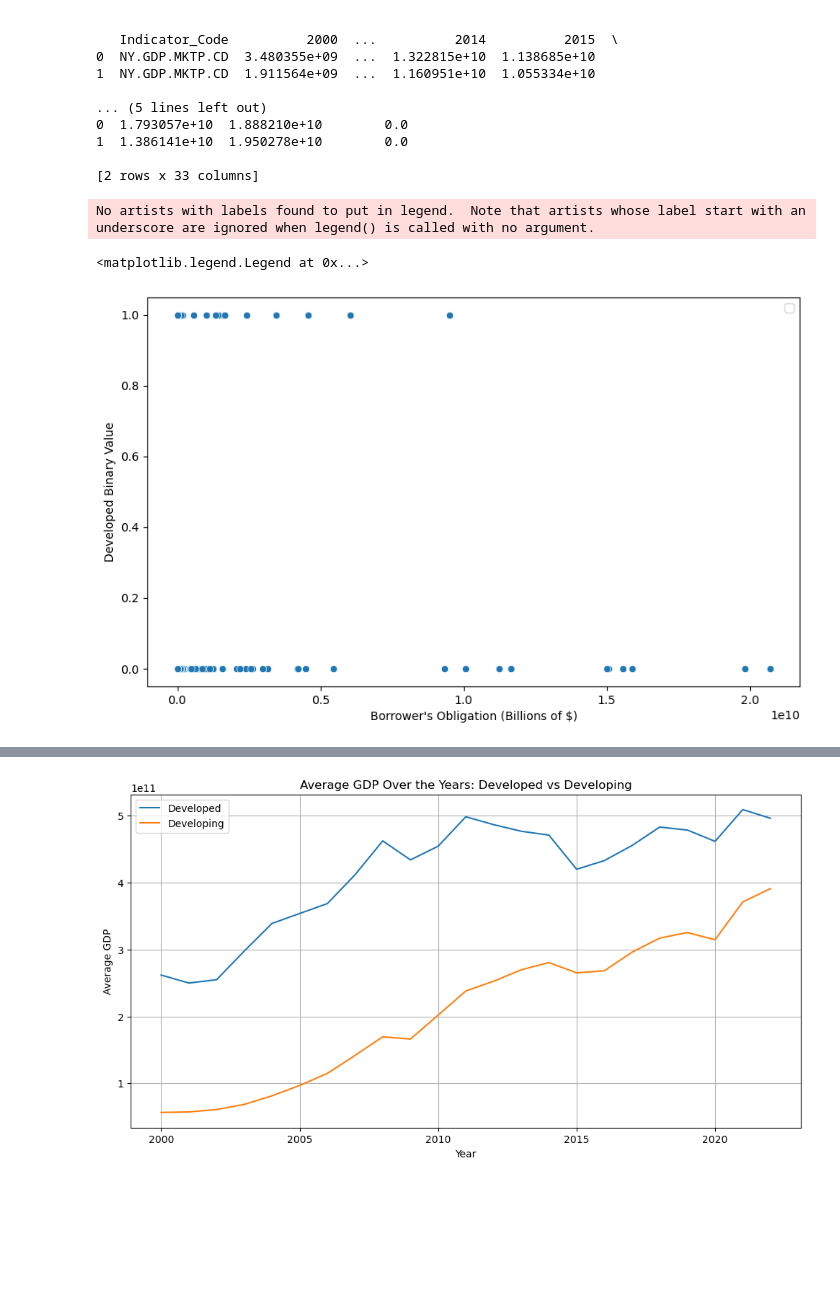
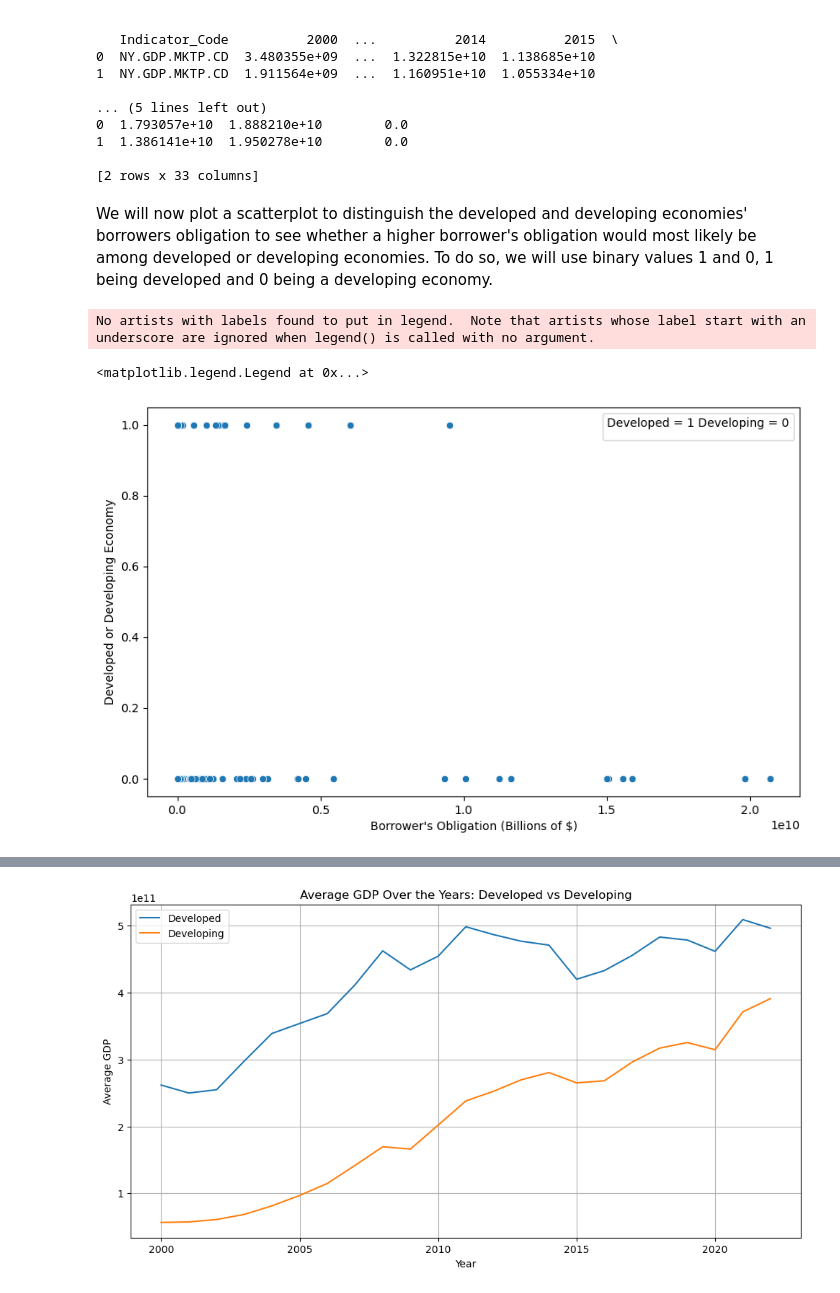
Before and after one commit to adityakakade432/info2950_final_project, a Jupyter notebook: Phase_5_Notebook.ipynb, the cells around one changed output, grey strips where cells are left out. Cells and saved outputs as stored; diff of their text form; code cells hidden in the pictures; blank space fills up the shorter version.

```diff
--- a/Phase_5_Notebook.ipynb
+++ b/Phase_5_Notebook.ipynb
@@ -391,16 +399,18 @@ print(gdp_debt_csv.head(2))
 1  1.386141e+10  1.950278e+10        0.0
 
 [2 rows x 33 columns]
+# %% [markdown]
+We will now plot a scatterplot to distinguish the developed and developing economies' borrowers obligation to see whether a higher borrower's obligation would most likely be among developed or developing economies. To do so, we will use binary values 1 and 0, 1 being developed and 0 being a developing economy.
 # %%
 #plotting the data prior to the regression analysis, to get a visual
 #understanding of borrower's obligation  in relation to developed/developing
 
 plt.figure(figsize = (10, 6))
 sns.scatterplot(y = gdp_debt_csv['developed'], x = gdp_debt_csv['Borrower\'s Obligation'])
-plt.ylabel('Developed Binary Value')
+plt.ylabel('Developed or Developing Economy')
 plt.xlabel('Borrower\'s Obligation (Billions of $)')
-plt.legend()
+plt.legend(title = 'Developed = 1 Developing = 0')
 # %% [output]
 No artists with labels found to put in legend.  Note that artists whose label start with an underscore are ignored when legend() is called with no argument.
 <matplotlib.legend.Legend at 0x...>
-[figure, old version]
+[figure, new version]
```
Also changed, not shown: parts of 21 cells of this notebook.
